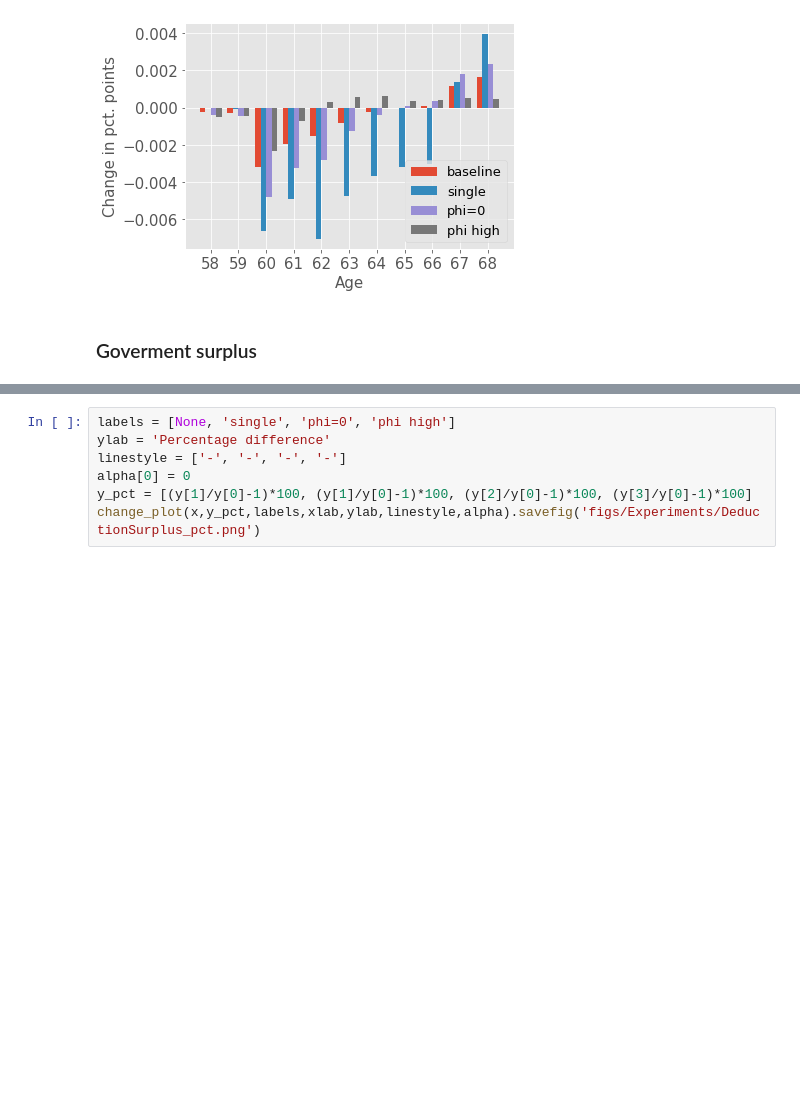
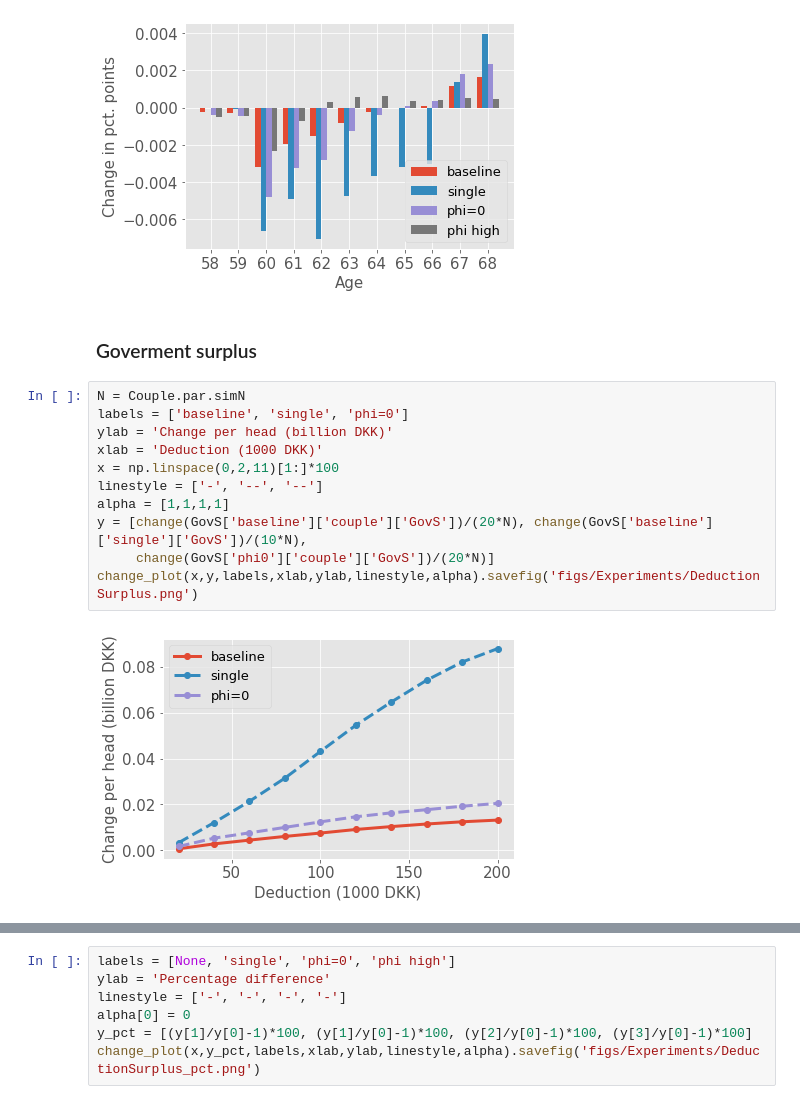
Before and after one commit to mathiassunesen/Speciale_retirement, a Jupyter notebook: Main/Experiments.ipynb, the cells around one changed output, grey strips where cells are left out. Drawn from its saved outputs; the diff is of its cells as text; blank space fills up the shorter version.

```diff
--- a/Main/Experiments.ipynb
+++ b/Main/Experiments.ipynb
@@ -95,6 +109,19 @@ one_year_plot(x,yf,labels,xlab,ylab,loc=4).savefig('figs/Experiments/DeductionSu
 [figure]
 # %% [markdown]
 ### Goverment surplus
+# %%
+N = Couple.par.simN
+labels = ['baseline', 'single', 'phi=0']
+ylab = 'Change per head (billion DKK)'
+xlab = 'Deduction (1000 DKK)'
+x = np.linspace(0,2,11)[1:]*100
+linestyle = ['-', '--', '--']
+alpha = [1,1,1,1]
+y = [change(GovS['baseline']['couple']['GovS'])/(20*N), change(GovS['baseline']['single']['GovS'])/(10*N),
+     change(GovS['phi0']['couple']['GovS'])/(20*N)]
+change_plot(x,y,labels,xlab,ylab,linestyle,alpha).savefig('figs/Experiments/DeductionSurplus.png')
+# %% [output]
+[figure, added]
 # %%
 N = Couple.par.simN
 labels = ['baseline', 'single', 'phi=0', 'phi high']
```
Also changed, not shown: parts of 16 cells of this notebook, 23 other files.
